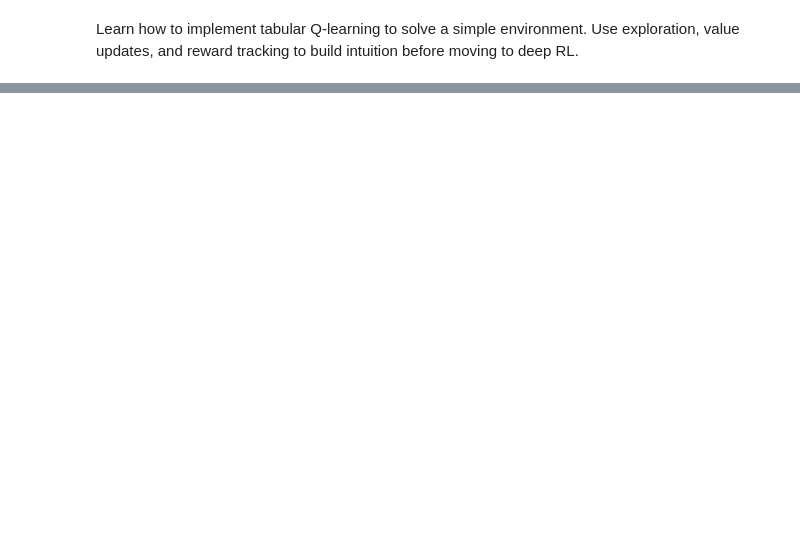
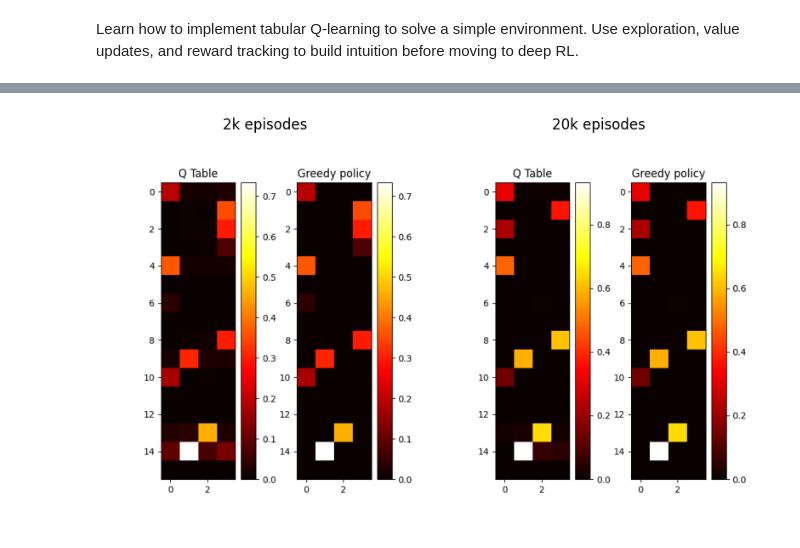
Before and after one commit to ujjwalyash/Battle-Of-The-Bots-SOC-2025, a Jupyter notebook: Week1/Week1_FrozenLake_Q_Learning.ipynb, the cells around one changed output, grey strips where cells are left out. Saved outputs shown, nothing was run; the diff lists cells and outputs as text; code cells hidden in the pictures; blank space fills up the shorter version.

```diff
--- a/Week1/Week1_FrozenLake_Q_Learning.ipynb
+++ b/Week1/Week1_FrozenLake_Q_Learning.ipynb
@@ -88,0 +266,23 @@ Learn how to implement tabular Q-learning to solve a simple environment. Use exp
+# %%
+import matplotlib.image as mpimg
+
+# Load the image
+fig, (ax1, ax2) = plt.subplots(figsize=(8,12), ncols=2)
+img = mpimg.imread("slip_2k_episode.png")
+
+# Display the image
+ax1.axis('off') # Turn off axes
+ax1.set_title("2k episodes")
+ax1.imshow(img)
+# plt.show()
+
+img = mpimg.imread("slip_20k_episode.png")
+
+# Display the image
+ax2.axis('off') # Turn off axes
+ax2.set_title("20k episodes")
+ax2.imshow(img)
+plt.tight_layout()
+plt.show()
+# %% [output]
+[figure, added]
```
Also changed, not shown: parts of 24 cells of this notebook, 4 other files.
